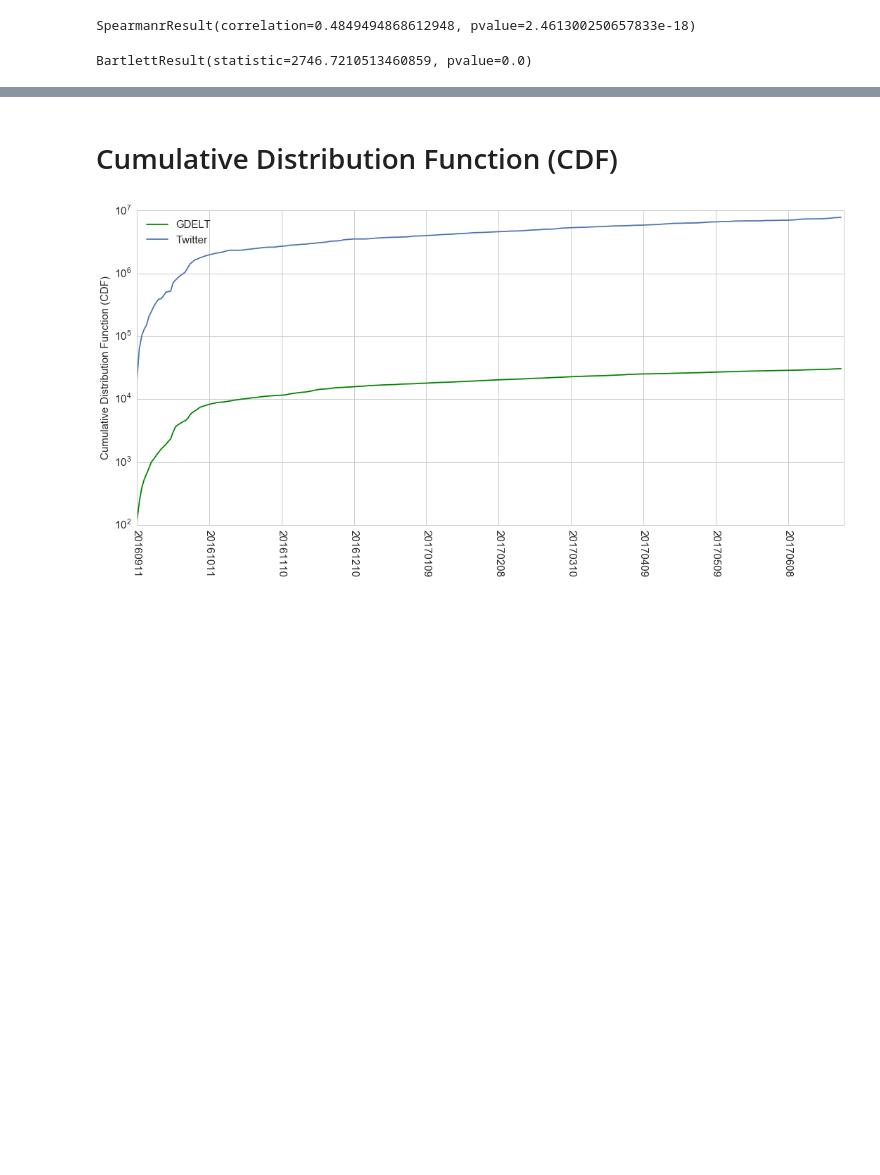
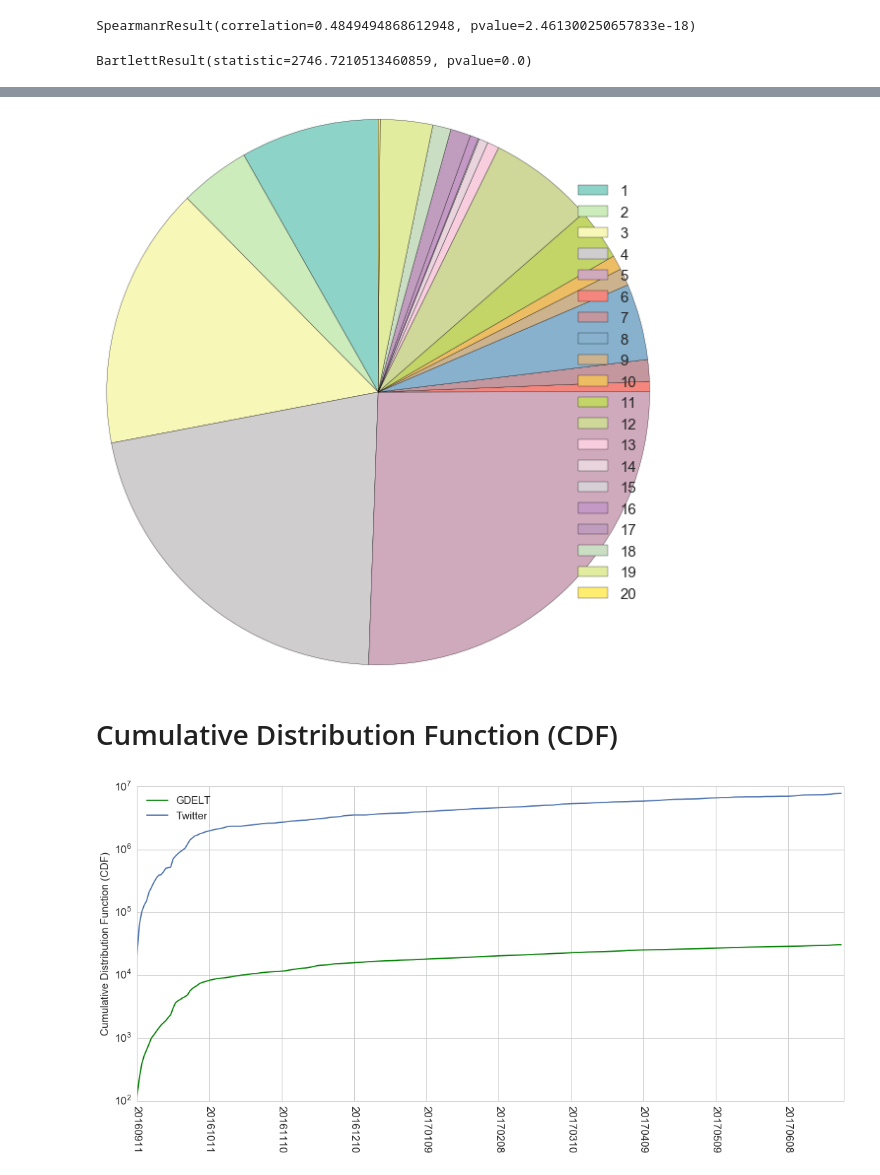
Before and after one commit to henrydambanemuya/gdelt-colombia, a Jupyter notebook: Notebooks/Tweets.ipynb, the cells around one changed output, grey strips where cells are left out. Drawn from its saved outputs; the diff is of its cells as text; code cells hidden in the pictures; blank space fills up the shorter version.

```diff
--- a/Notebooks/Tweets.ipynb
+++ b/Notebooks/Tweets.ipynb
@@ -85,3 +161,12 @@ BartlettResult(statistic=2746.7210513460859, pvalue=0.0)
+# %%
+def events_dist(start, end):
+    keys = list(Counter(list(gdelt.loc[gdelt['SQLDATE'] <= end].loc[gdelt['SQLDATE'] >= start].EventRootCode)).keys())
+    values = list(Counter(list(gdelt.loc[gdelt['SQLDATE'] <= end].loc[gdelt['SQLDATE'] >= start].EventRootCode)).values())
+    gdeltviz.pieChart(keys, values)
+# %%
+events_dist(20160920, 20161007)
+# %% [output]
+[figure, added]
 # %% [markdown]
 # Cumulative Distribution Function (CDF)
 # %%
```
Also changed, not shown: parts of 11 cells of this notebook.
